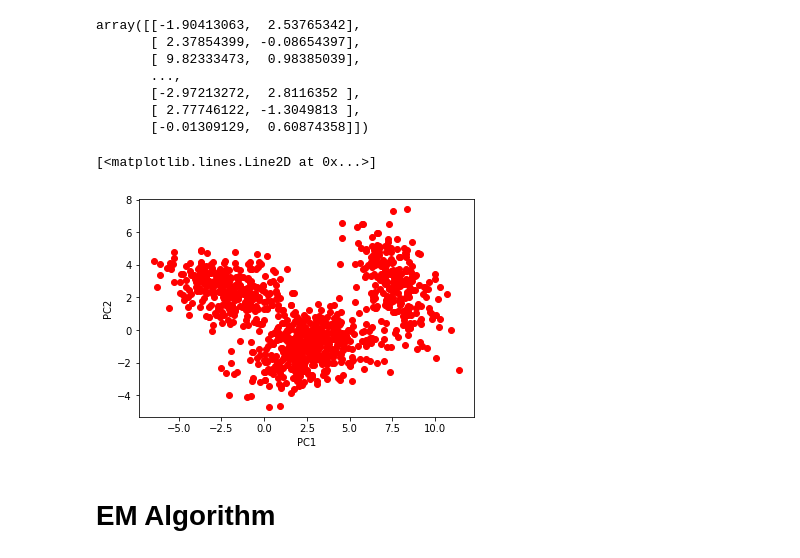
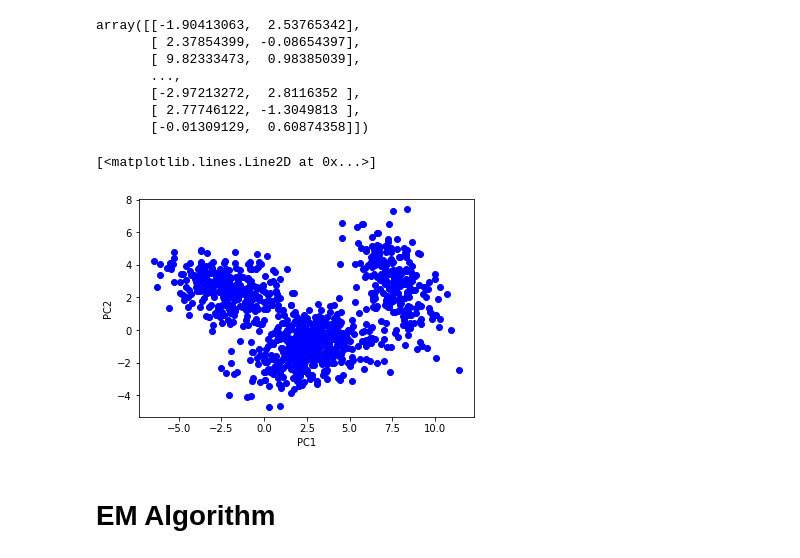
Before and after one commit to ShanjinurIslam/CSE-472-Machine-Learning, a Jupyter notebook: Offline 2/PCA and EM.ipynb, the cells around one changed output. Saved outputs shown, nothing was run; the diff lists cells and outputs as text; code cells hidden in the pictures.

```diff
--- a/Offline 2/PCA and EM.ipynb
+++ b/Offline 2/PCA and EM.ipynb
@@ -30,6 +30,7 @@ dataset_len = len(dataset)
 
 for i in range(dataset.shape[1]):
     for j in range(dataset.shape[1]):
+        '''
         X = dataset[:,i]
         Y = dataset[:,j]
 
@@ -39,6 +40,13 @@ for i in range(dataset.shape[1]):
             sum += (X[k]-mean_arr[i])*(Y[k]-mean_arr[j])
 
         co_var_matrix[i][j] = sum/(dataset_len-1)
+        '''
+
+        X = dataset[:,i] - mean_arr[i]
+        Y = dataset[:,j] - mean_arr[j]
+        Z = np.multiply(X,Y)
+        total = np.sum(Z,axis=0)
+        co_var_matrix[i][j] = total/(dataset_len-1)
 # %%
 eigen_value,eigen_vector = np.linalg.eig(co_var_matrix)
 # %%
@@ -49,8 +57,8 @@ second_max = np.sort(eigen_value)[-2]
 itemindex = np.where(eigen_value==second_max)
 feature_vector2 = eigen_vector.transpose()[itemindex][0]
 # %%
-X = np.dot(feature_vector1,dataset.transpose())
-Y = np.dot(feature_vector2,dataset.transpose())
+X = np.dot(dataset,feature_vector1.T)
+Y = np.dot(dataset,feature_vector2.T)
 
 final_dataset = np.vstack((X,Y)).transpose()
 final_dataset
@@ -67,10 +75,10 @@ array([[-1.90413063,  2.53765342],
 # %%
 plt.xlabel('PC1')
 plt.ylabel('PC2')
-plt.plot(X,Y,'ro')
+plt.plot(X,Y,'bo')
 # %% [output]
 [<matplotlib.lines.Line2D at 0x...>]
-[figure, old version]
+[figure, new version]
 # %% [markdown]
 # EM Algorithm
 # %%
```
Also changed, not shown: 1 other file.
